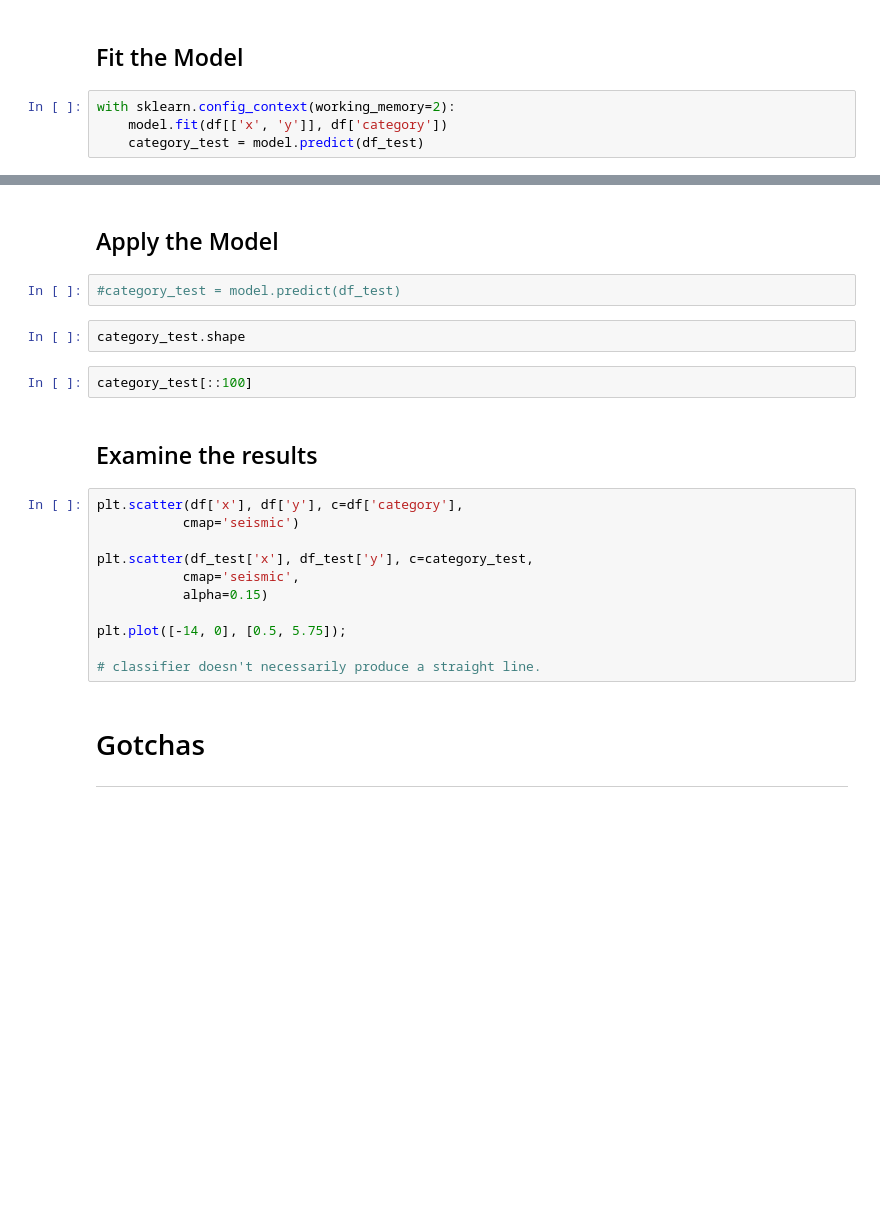
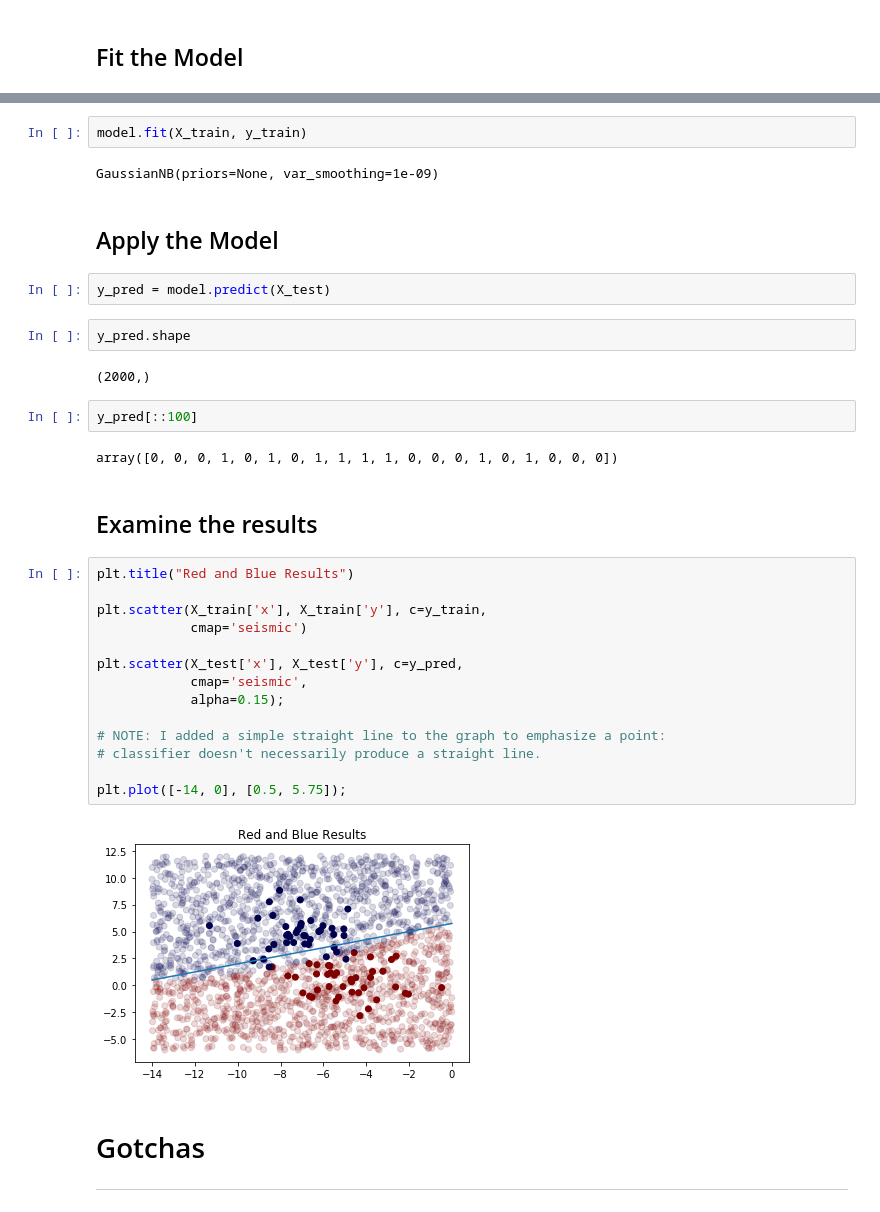
Before and after one commit to chalmerlowe/machine_learning, a Jupyter notebook: 02_naive_bayes/02_naive_bayes.ipynb, the cells around one changed output, grey strips where cells are left out. Cells and saved outputs as stored; diff of their text form; blank space fills up the shorter version.

```diff
--- a/02_naive_bayes/02_naive_bayes.ipynb
+++ b/02_naive_bayes/02_naive_bayes.ipynb
@@ -65,7 +119,3 @@ import sklearn
 model = GaussianNB()
 # %% [markdown]
 ## Fit the Model
-# %%
-with sklearn.config_context(working_memory=2):
-    model.fit(df[['x', 'y']], df['category'])
-    category_test = model.predict(df_test)
@@ -72,24 +128,37 @@ with sklearn.config_context(working_memory=2):
+# %%
+model.fit(X_train, y_train)
+# %% [output]
+GaussianNB(priors=None, var_smoothing=1e-09)
 # %% [markdown]
 ## Apply the Model
-# %%
-#category_test = model.predict(df_test)
+# %%
+y_pred = model.predict(X_test)
 # %%
-category_test.shape
+y_pred.shape
+# %% [output]
+(2000,)
 # %%
-category_test[::100]
+y_pred[::100]
+# %% [output]
+array([0, 0, 0, 1, 0, 1, 0, 1, 1, 1, 1, 0, 0, 0, 1, 0, 1, 0, 0, 0])
 # %% [markdown]
 ## Examine the results
 # %%
-plt.scatter(df['x'], df['y'], c=df['category'],
-           cmap='seismic')
+plt.title("Red and Blue Results")
 
-plt.scatter(df_test['x'], df_test['y'], c=category_test,
-           cmap='seismic',
-           alpha=0.15)
+plt.scatter(X_train['x'], X_train['y'], c=y_train,
+            cmap='seismic')
+
+plt.scatter(X_test['x'], X_test['y'], c=y_pred,
+            cmap='seismic',
+            alpha=0.15);
+
+# NOTE: I added a simple straight line to the graph to emphasize a point:
+# classifier doesn't necessarily produce a straight line.
 
 plt.plot([-14, 0], [0.5, 5.75]);
-
-# classifier doesn't necessarily produce a straight line.
+# %% [output]
+[figure, added]
 # %% [markdown]
 # Gotchas
 ---
```
Also changed, not shown: parts of 37 cells of this notebook.
